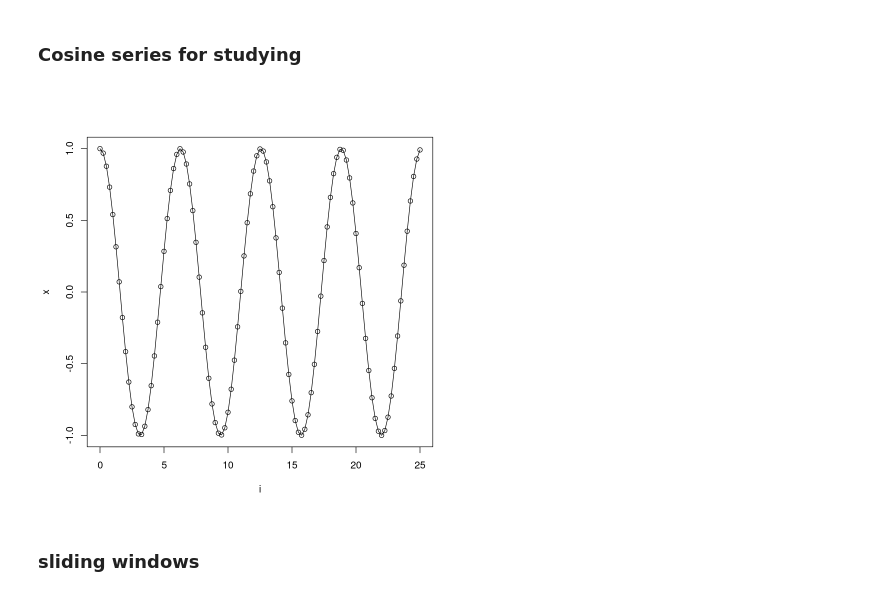
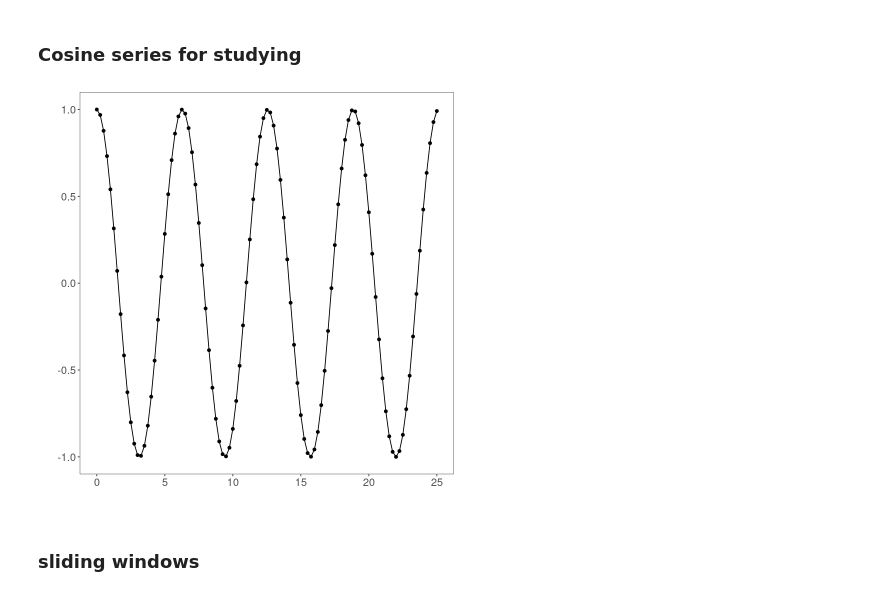
Before and after one commit to felipeat07/daltoolbox, a Jupyter notebook: examples/timeseries/ts_mlp.ipynb, the cells around one changed output. Drawn from its saved outputs; the diff is of its cells as text; code cells hidden in the pictures.

```diff
--- a/examples/timeseries/ts_mlp.ipynb
+++ b/examples/timeseries/ts_mlp.ipynb
@@ -20,11 +20,11 @@ Warning message:
 # %%
 i <- seq(0, 25, 0.25)
 x <- cos(i)
-
-plot(i, x)
-lines(i, x)
-# %% [output]
-[figure, removed]
+# %%
+library(ggplot2)
+ts_plot(x=i, y=x) + theme(text = element_text(size=16))
+# %% [output]
+[figure, added]
 # %% [markdown]
 ### sliding windows
 # %%
```
Also changed, not shown: parts of 4 cells of this notebook, 3 other files.
